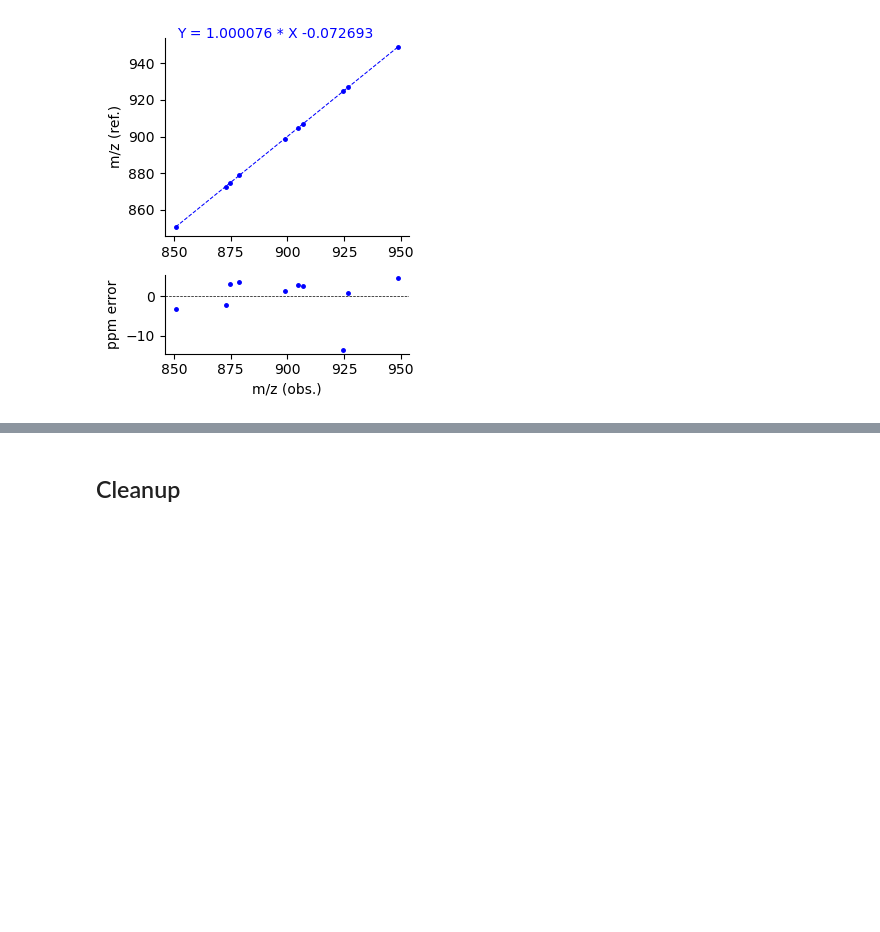
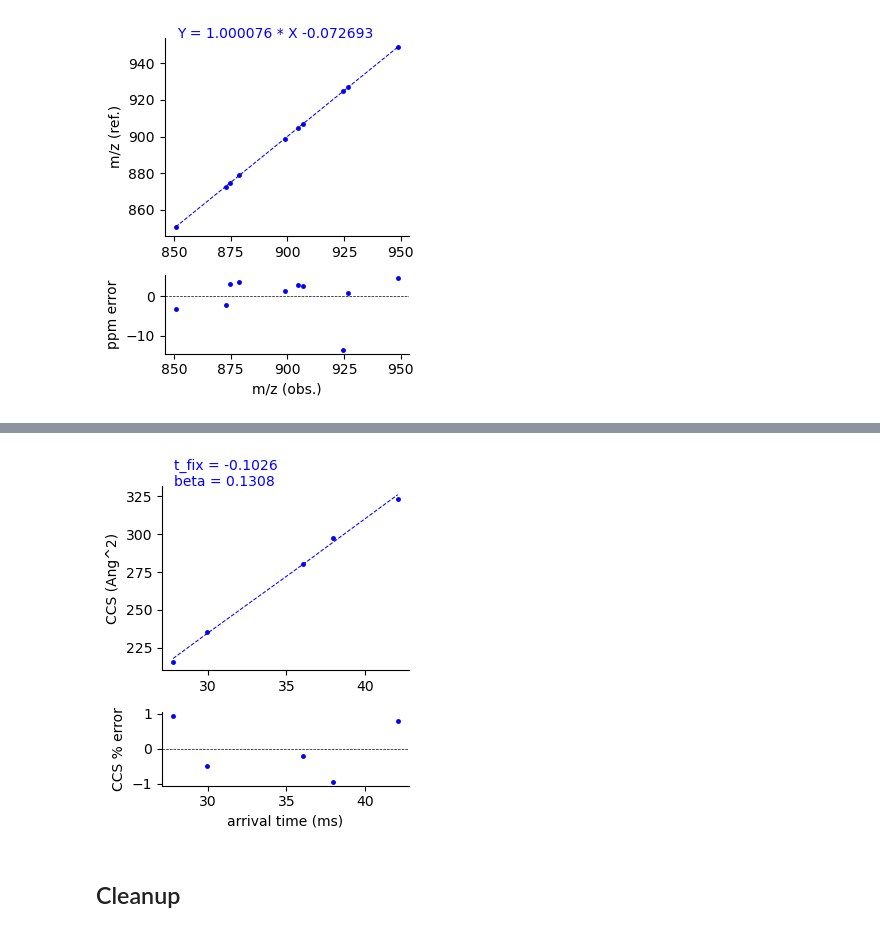
Before and after one commit to PNNL-m-q/mzapy, a Jupyter notebook: docs/source/guides/technote_demo.ipynb, the cells around one changed output, grey strips where cells are left out. Drawn from its saved outputs; the diff is of its cells as text; code cells hidden in the pictures; blank space fills up the shorter version.

Commit message:
implemented single-field DTIMS CCS calibration

```diff
--- a/docs/source/guides/technote_demo.ipynb
+++ b/docs/source/guides/technote_demo.ipynb
@@ -271,3 +374,11 @@ plot_mass_calibration(mz_cal, figname='show')
+# %%
+# construct the calibration (z=1)
+ccs_cal = CCSCalibrationDTsf(ref_mzs, obs_dts, ref_ccss, 1)
+
+# plot calibration results
+plot_dtsf_ccs_calibration(ccs_cal, figname='show')
+# %% [output]
+[figure, added]
 # %% [markdown]
 ## Cleanup
 # %%
```
Also changed, not shown: parts of 6 cells of this notebook, 5 other files.
